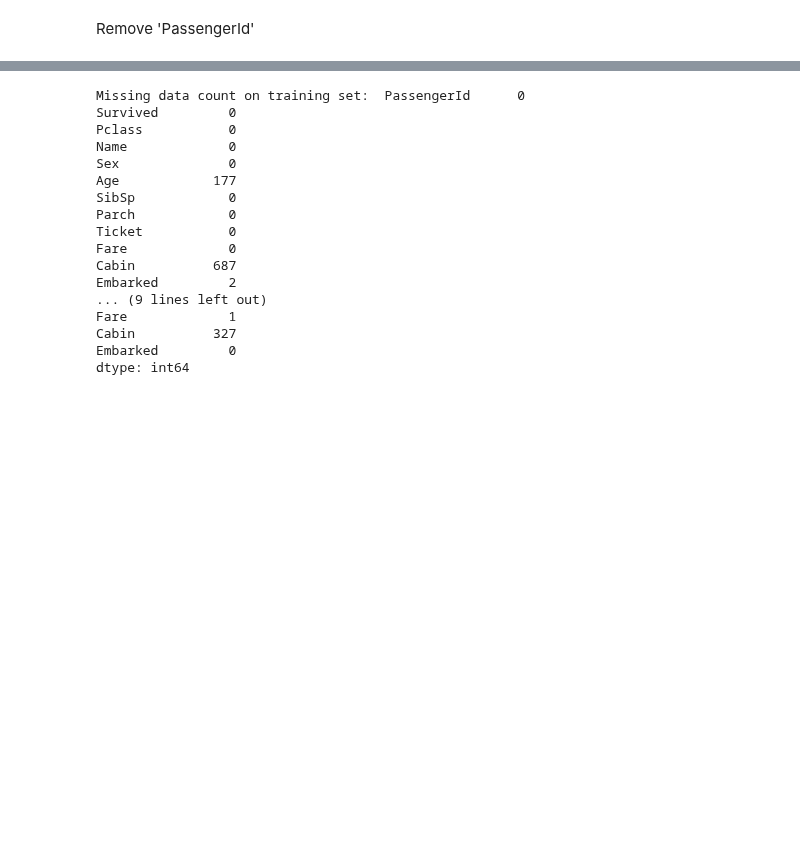
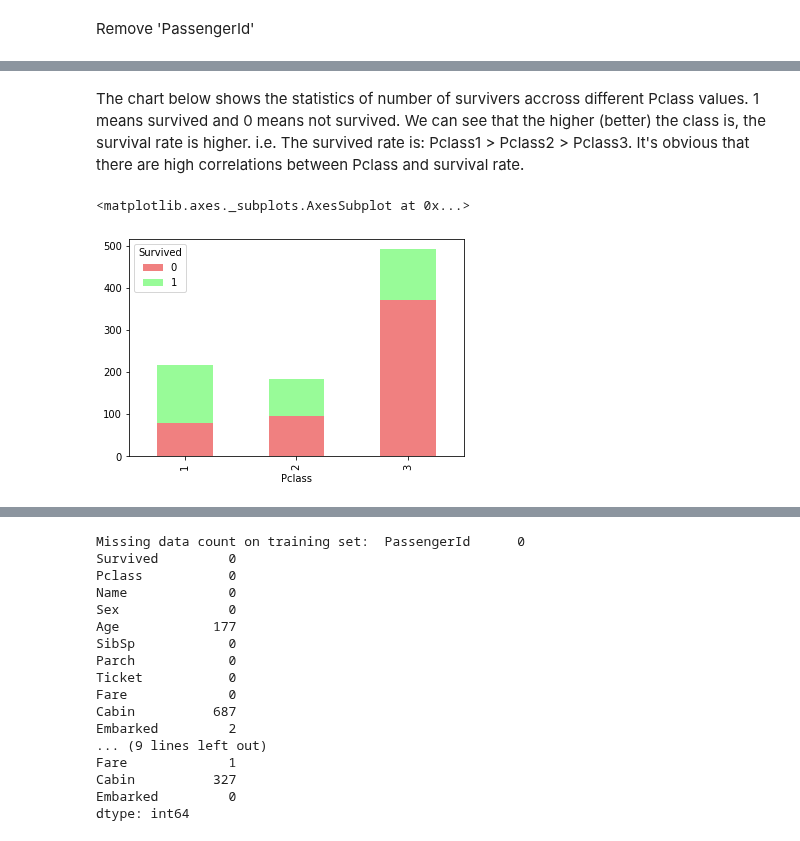
Before and after one commit to gtset164/Kaggle-Titanic-, a Jupyter notebook: Kaggle Titanic predictions.ipynb, the cells around one changed output, grey strips where cells are left out. Cells and saved outputs as stored; diff of their text form; code cells hidden in the pictures; blank space fills up the shorter version.

```diff
--- a/Kaggle Titanic predictions.ipynb
+++ b/Kaggle Titanic predictions.ipynb
@@ -2,12 +22,12 @@
 import numpy as np
 import pandas as pd
 import matplotlib.pyplot as plt
+import seaborn as sns
 from sklearn.preprocessing import StandardScaler
-
 %matplotlib inline
 
-df_train = pd.read_csv('train.csv')
-df_test = pd.read_csv('test.csv')
+df_train = pd.read_csv('./train.csv')
+df_test = pd.read_csv('./test.csv')
 # %% [markdown]
 Check how the data look like:
 # %%
@@ -34,0 +75,11 @@ df_test.head()
+# %% [markdown]
+The chart below shows the statistics of number of survivers accross different Pclass values. 1 means survived and 0 means not survived.
+We can see that the higher (better) the class is, the survival rate is higher. i.e. The survived rate is: Pclass1 > Pclass2 > Pclass3.
+It's obvious that there are high correlations between Pclass and survival rate.
+# %%
+color = ['lightcoral', 'palegreen']
+df_train.pivot_table(values = 'PassengerId', index = 'Pclass', columns = 'Survived',aggfunc = 'count')\
+.plot(kind = 'bar', stacked = True, color = color)
+# %% [output]
+<matplotlib.axes._subplots.AxesSubplot at 0x...>
+[figure, added]
```
Also changed, not shown: parts of 43 cells of this notebook.
